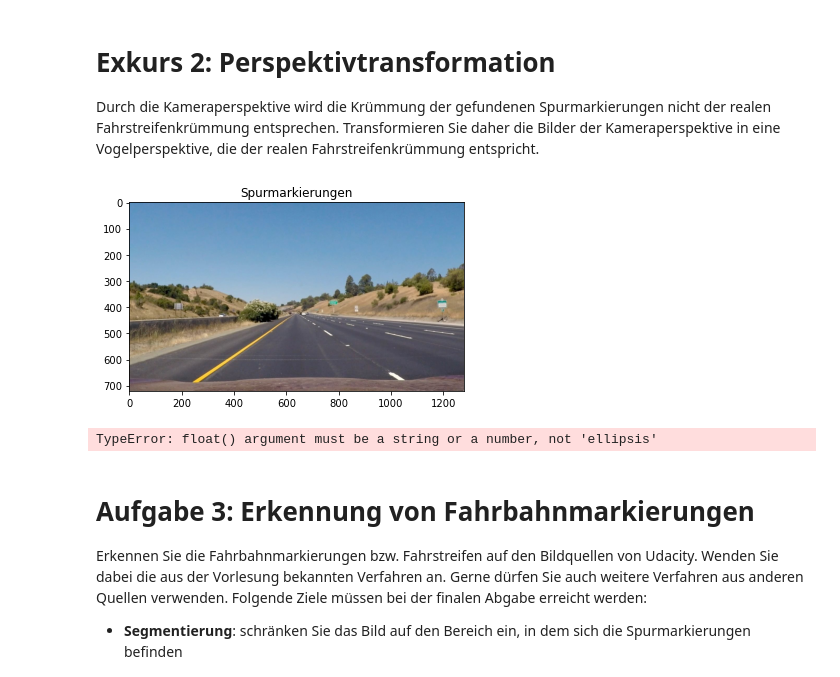
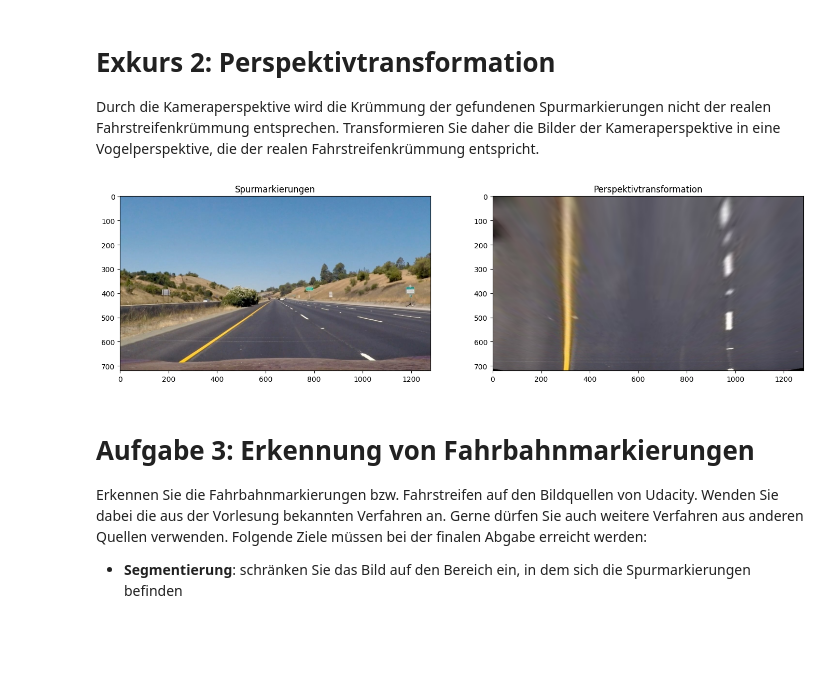
Before and after one commit to JoDi-2903/Road-Lane-Detection, a Jupyter notebook: Projekt_Spurerkennung.ipynb, the cells around one changed output. Drawn from its saved outputs; the diff is of its cells as text; code cells hidden in the pictures; blank space fills up the shorter version.

```diff
--- a/Projekt_Spurerkennung.ipynb
+++ b/Projekt_Spurerkennung.ipynb
@@ -71,21 +71,23 @@ Durch die Kameraperspektive wird die Krümmung der gefundenen Spurmarkierungen n
 # %%
 # einlesen eines Beispielbildes
 img1 = cv.imread('./img/Udacity/image001.jpg', -1)
+plt.figure(figsize=(17,5))
+plt.subplot(1,2,1)
 plt.imshow(cv.cvtColor(img1, cv.COLOR_BGR2RGB))
 plt.title('Spurmarkierungen')
-plt.show()
 
-# definieren Sie die für eine Perspektivtransformation notwendigen Quell- und Zielpunkte
-src = np.float32(...)
-dst = np.float32(...)
+# definieren Sie die für eine Perspektivtransformation notwendigen Quell- und Zielpunkte [cools, rows]
+src = np.float32([[598, 448], [684, 448], [1026, 668], [278, 668]])
+dst = np.float32([[300, 0], [980, 0], [980, 720], [300, 720]])
 
 M = cv.getPerspectiveTransform(src,dst)
 img1_warp = cv.warpPerspective(img1,M,(img1.shape[1], img1.shape[0]))
+plt.subplot(1,2,2)
 plt.imshow(cv.cvtColor(img1_warp, cv.COLOR_BGR2RGB))
+plt.title('Perspektivtransformation')
 plt.show()
 # %% [output]
-[figure, old version]
+[figure, new version]
-TypeError: float() argument must be a string or a number, not 'ellipsis'
 # %% [markdown]
 # Aufgabe 3: Erkennung von Fahrbahnmarkierungen
 Erkennen Sie die Fahrbahnmarkierungen bzw. Fahrstreifen auf den Bildquellen von Udacity. Wenden Sie dabei die aus der Vorlesung bekannten Verfahren an. Gerne dürfen Sie auch weitere Verfahren aus anderen Quellen verwenden. Folgende Ziele müssen bei der finalen Abgabe erreicht werden:
```
Also changed, not shown: 1 other file.
